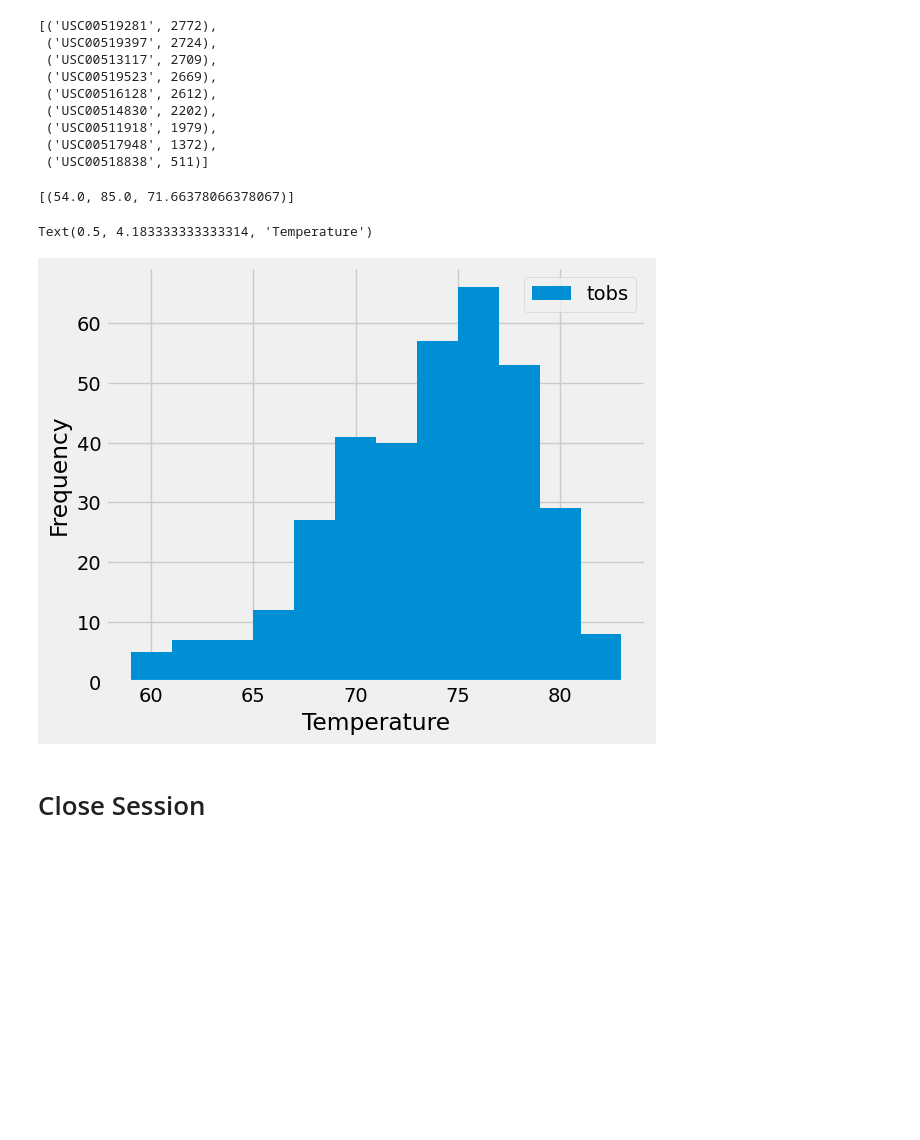
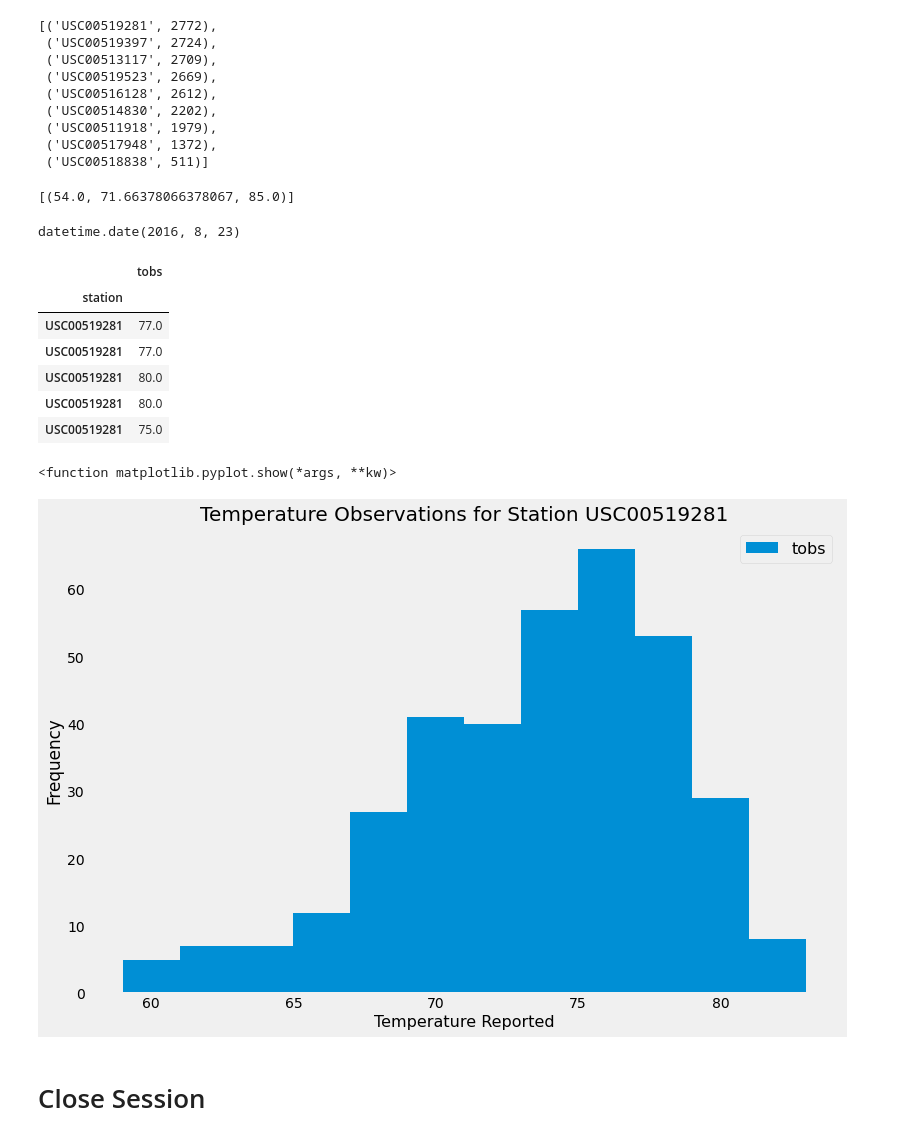
Before and after one commit to yosieph/sqlalchemy-challenge, a Jupyter notebook: climate_starter.ipynb, the cells around one changed output. Drawn from its saved outputs; the diff is of its cells as text; code cells hidden in the pictures; blank space fills up the shorter version.

```diff
--- a/climate_starter.ipynb
+++ b/climate_starter.ipynb
@@ -124,6 +127,10 @@ NameError: name 'Station' is not defined
 # %%
 # Design a query to find the most active stations (i.e. which stations have the most rows?)
 # List the stations and their counts in descending order.
+s_results = session.query(M.station, func.count(M.station)).\
+            group_by(M.station).\
+            order_by(func.count(M.station).desc()).all()
+s_results
 # %% [output]
 [('USC00519281', 2772),
  ('USC00519397', 2724),
@@ -136,14 +143,44 @@ NameError: name 'Station' is not defined
  ('USC00518838', 511)]
 # %%
 # Using the most active station id from the previous query, calculate the lowest, highest, and average temperature.
+best_station = s_results[0][0]
+session.query(func.min(M.tobs), func.avg(M.tobs), func.max(M.tobs)).\
+                filter(M.station == best_station).all()
 # %% [output]
-[(54.0, 85.0, 71.66378066378067)]
+[(54.0, 71.66378066378067, 85.0)]
+# %%
+last12_months = dt.date(2017, 8, 23) - dt.timedelta(days=365)
+last12_months
+# %% [output]
+datetime.date(2016, 8, 23)
 # %%
 # Using the most active station id
 # Query the last 12 months of temperature observation data for this station and plot the results as a histogram
+t_results = session.query(M.station, M.tobs).\
+                filter(M.station == best_station).\
+                filter(M.date >=last12_months).all()
+tobs_df = pd.DataFrame(t_results)
+tobs_df.set_index('station', inplace=True)
+tobs_df.head()
 # %% [output]
-Text(0.5, 4.183333333333314, 'Temperature')
-[figure, removed]
+|  | tobs |
+| station |  |
+| USC00519281 | 77.0 |
+| USC00519281 | 77.0 |
+| USC00519281 | 80.0 |
+| USC00519281 | 80.0 |
+| USC00519281 | 75.0 |
+# %%
+tobs_df.plot.hist(by='station', bins=12, figsize=(12,8))
+plt.grid()
+plt.title("Temperature Observations for Station " + best_station, fontsize=20)
+plt.xlabel("Temperature Reported", fontsize=16)
+plt.legend(bbox_to_anchor=(1,1), fontsize=16)
+plt.savefig("../StationTemps.png")
+plt.show
+# %% [output]
+<function matplotlib.pyplot.show(*args, **kw)>
+[figure, added]
 # %% [markdown]
 # Close Session
 # %%
```
Also changed, not shown: parts of 3 cells of this notebook.
